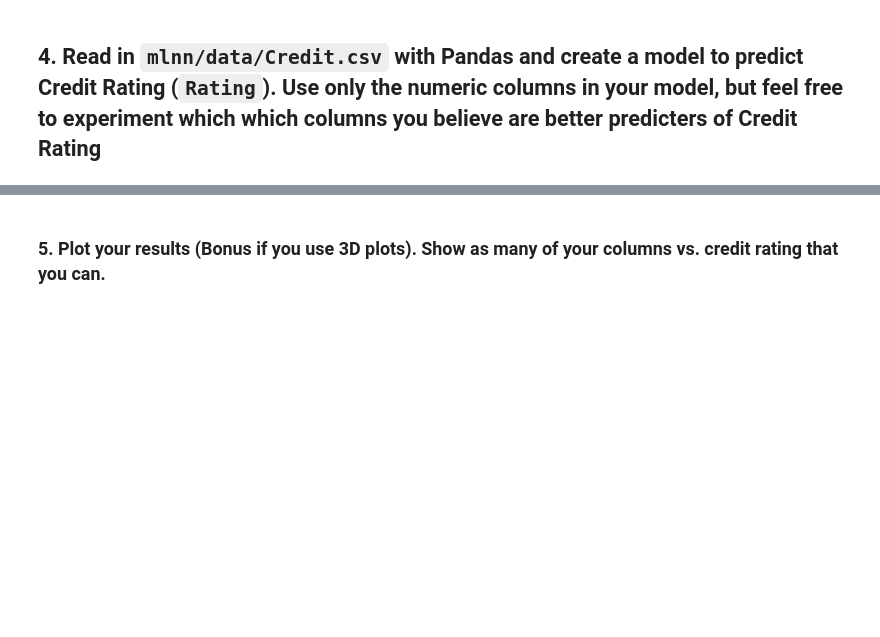
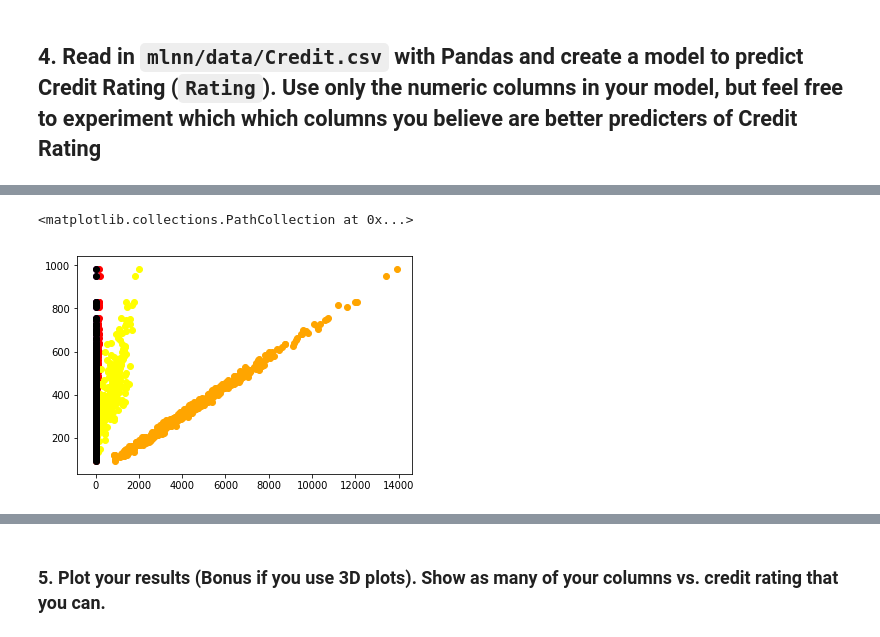
Before and after one commit to peoplecure/aap, a Jupyter notebook: Week 3/3-Copy1.ipynb, the cells around one changed output, grey strips where cells are left out. Saved outputs shown, nothing was run; the diff lists cells and outputs as text; code cells hidden in the pictures; blank space fills up the shorter version.

```diff
--- a/Week 3/3-Copy1.ipynb
+++ b/Week 3/3-Copy1.ipynb
@@ -110,0 +109,14 @@ y = credit['Rating']
+# %%
+X = credit[['Income', 'Limit', 'Balance', 'Cards']].values
+X = np.vstack([X.T, np.ones(len(X))]).T
+
+y = credit['Rating']
+
+plt.scatter(X.T[0], y, c='red') # Should be income?
+plt.scatter(X.T[1], y, c='orange') # Limit?
+plt.scatter(X.T[2], y, c='yellow') # Balance?
+plt.scatter(X.T[3], y, c='purple') # Cards ?
+plt.scatter(X.T[4], y, c='black') # Cards ?
+# %% [output]
+<matplotlib.collections.PathCollection at 0x...>
+[figure, added]
```
Also changed, not shown: parts of 14 cells of this notebook, 9 other files.
